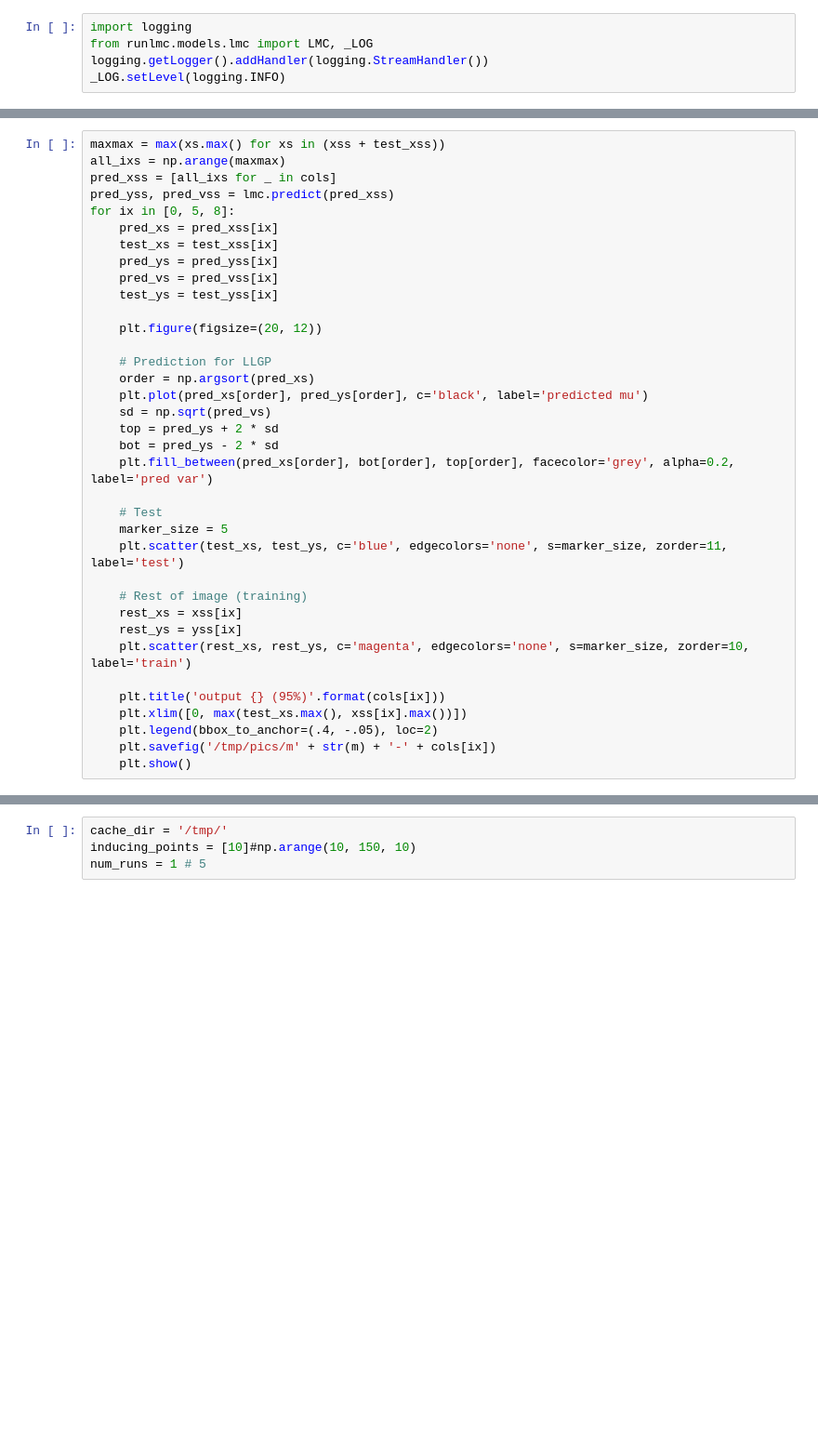
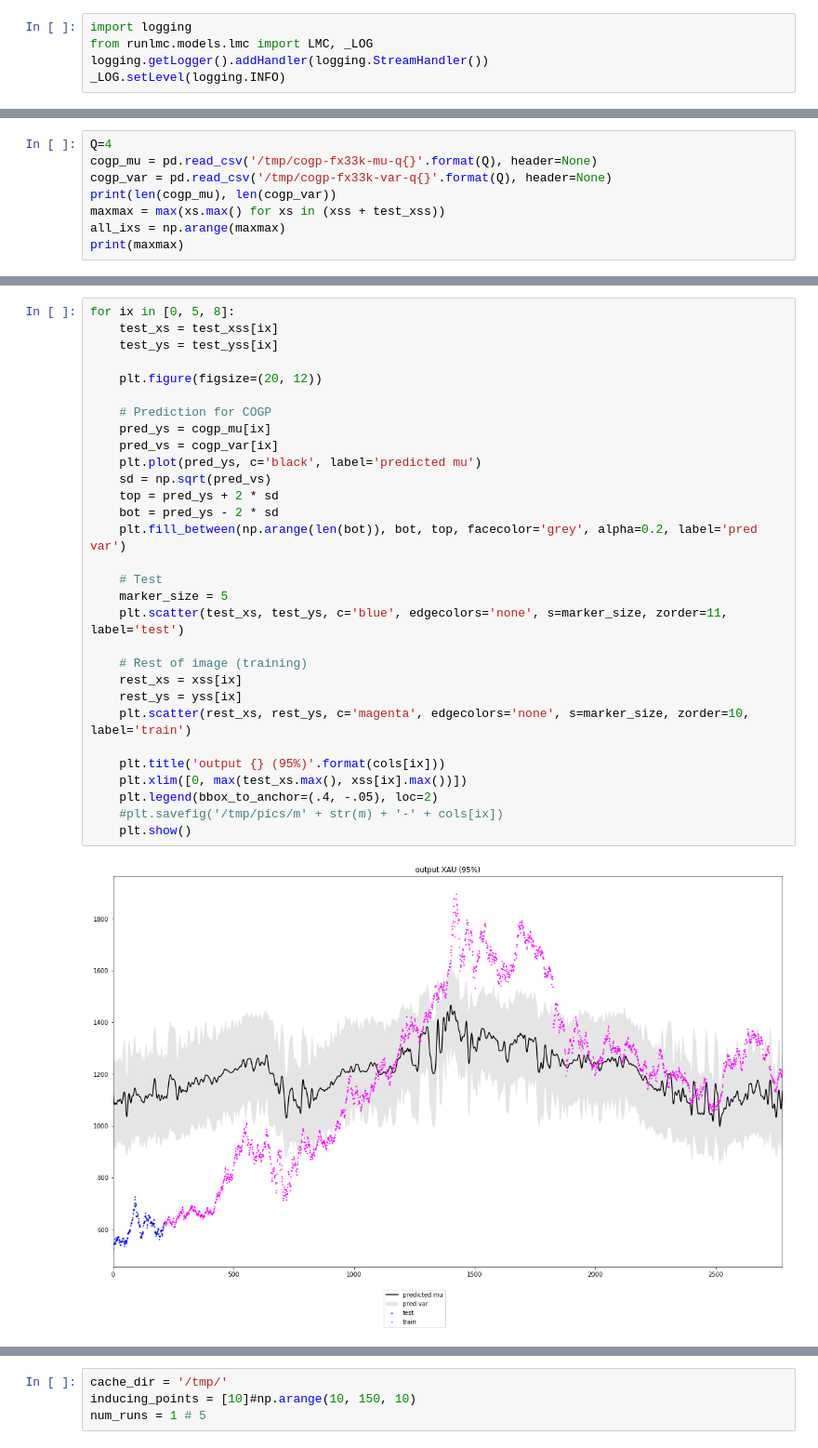
Before and after one commit to vlad17/runlmc, a Jupyter notebook: benchmarks/fx33k.ipynb, the cells around one changed output, grey strips where cells are left out. Shown: that part at 93% size. Cells and saved outputs as stored; diff of their text form; blank space fills up the shorter version.

```diff
--- a/benchmarks/fx33k.ipynb
+++ b/benchmarks/fx33k.ipynb
@@ -69,0 +28,8 @@ print('nlpd', nlpd(test_yss, pred_yss, pred_vss))
+# %%
+Q=4
+cogp_mu = pd.read_csv('/tmp/cogp-fx33k-mu-q{}'.format(Q), header=None)
+cogp_var = pd.read_csv('/tmp/cogp-fx33k-var-q{}'.format(Q), header=None)
+print(len(cogp_mu), len(cogp_var))
+maxmax = max(xs.max() for xs in (xss + test_xss))
+all_ixs = np.arange(maxmax)
+print(maxmax)
@@ -70,36 +39,32 @@ print('nlpd', nlpd(test_yss, pred_yss, pred_vss))
 # %%
-maxmax = max(xs.max() for xs in (xss + test_xss))
-all_ixs = np.arange(maxmax)
-pred_xss = [all_ixs for _ in cols]
-pred_yss, pred_vss = lmc.predict(pred_xss)
 for ix in [0, 5, 8]:
-    pred_xs = pred_xss[ix]
     test_xs = test_xss[ix]
-    pred_ys = pred_yss[ix]
-    pred_vs = pred_vss[ix]
     test_ys = test_yss[ix]
 
     plt.figure(figsize=(20, 12))
 
-    # Prediction for LLGP
-    order = np.argsort(pred_xs)
-    plt.plot(pred_xs[order], pred_ys[order], c='black', label='predicted mu')
+    # Prediction for COGP
+    pred_ys = cogp_mu[ix]
+    pred_vs = cogp_var[ix]
+    plt.plot(pred_ys, c='black', label='predicted mu')
     sd = np.sqrt(pred_vs)
     top = pred_ys + 2 * sd
     bot = pred_ys - 2 * sd
-    plt.fill_between(pred_xs[order], bot[order], top[order], facecolor='grey', alpha=0.2, label='pred var')
+    plt.fill_between(np.arange(len(bot)), bot, top, facecolor='grey', alpha=0.2, label='pred var')
 
     # Test
     marker_size = 5
     plt.scatter(test_xs, test_ys, c='blue', edgecolors='none', s=marker_size, zorder=11, label='test')
 
     # Rest of image (training)
     rest_xs = xss[ix]
     rest_ys = yss[ix]
     plt.scatter(rest_xs, rest_ys, c='magenta', edgecolors='none', s=marker_size, zorder=10, label='train')
 
     plt.title('output {} (95%)'.format(cols[ix]))
     plt.xlim([0, max(test_xs.max(), xss[ix].max())])
     plt.legend(bbox_to_anchor=(.4, -.05), loc=2)
-    plt.savefig('/tmp/pics/m' + str(m) + '-' + cols[ix])
+    #plt.savefig('/tmp/pics/m' + str(m) + '-' + cols[ix])
     plt.show()
+# %% [output]
+[figure, added]
```
Also changed, not shown: parts of 5 cells of this notebook, 2 other files.
